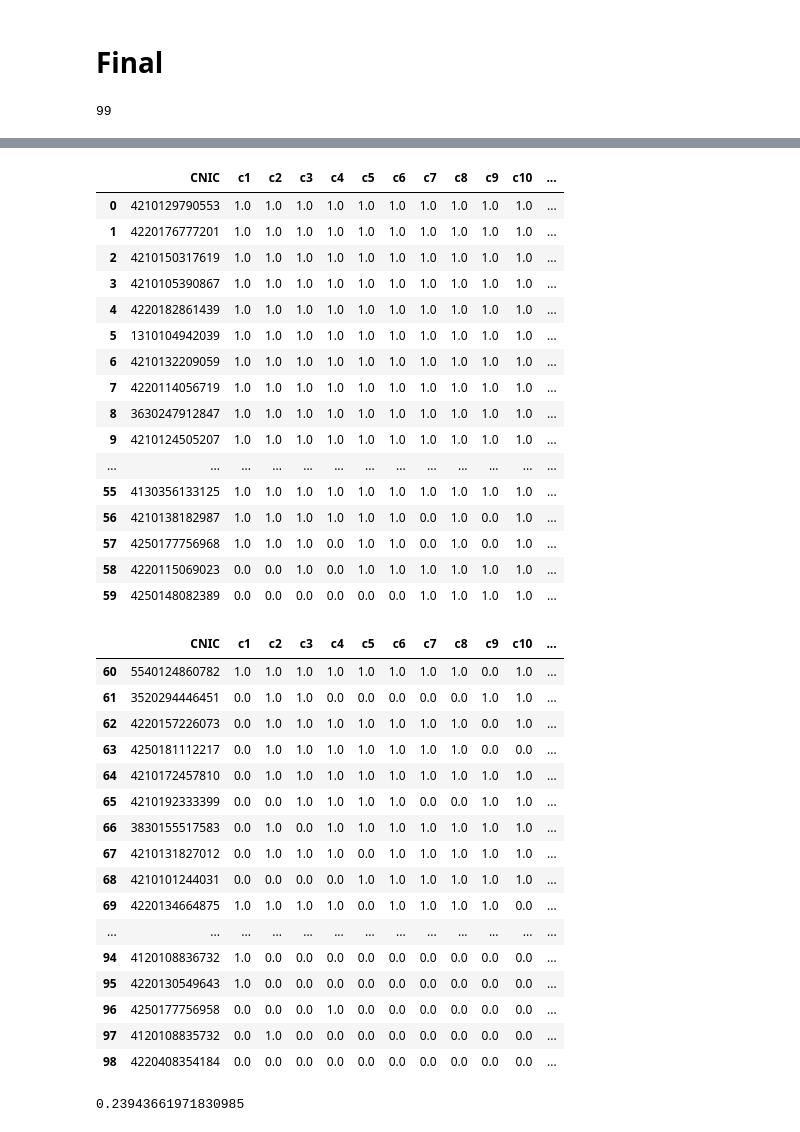
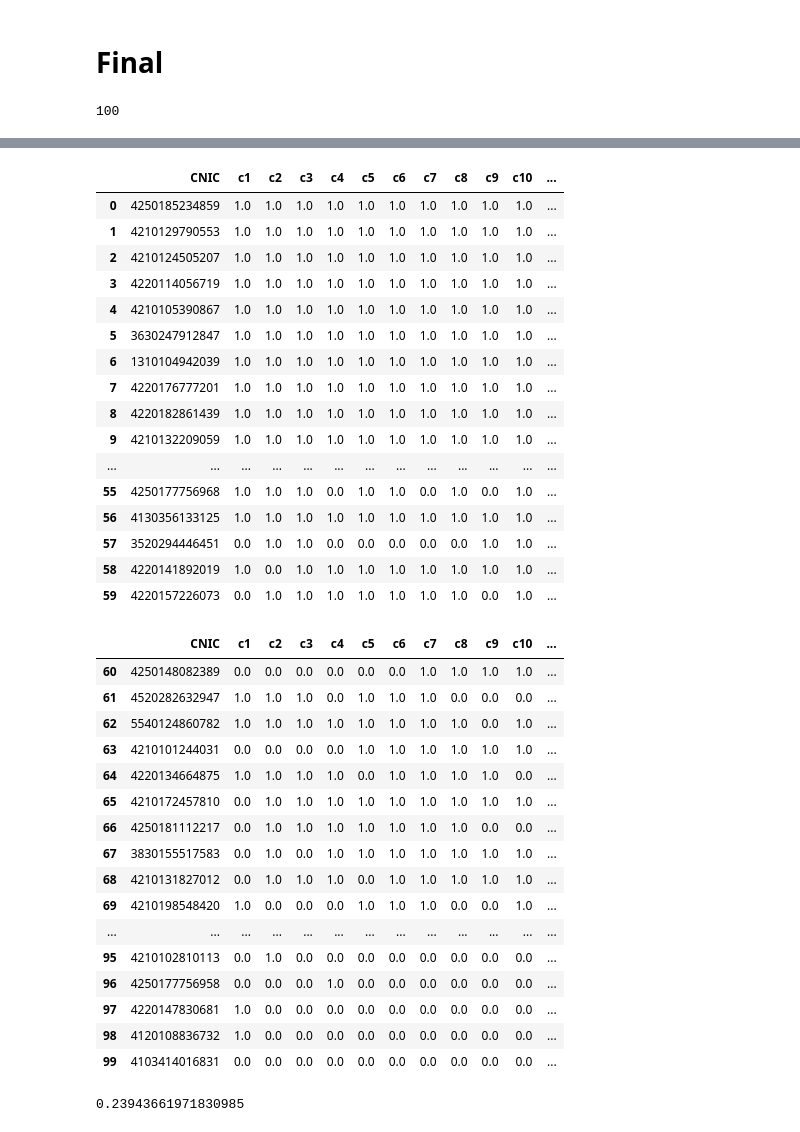
Before and after one commit to EnggQasim/NED-batch4-Python, a Jupyter notebook: attendance.ipynb, the cells around one changed output, grey strips where cells are left out. Drawn from its saved outputs; the diff is of its cells as text; code cells hidden in the pictures.

```diff
--- a/attendance.ipynb
+++ b/attendance.ipynb
@@ -3212,6 +3417,8 @@ df14, on="CNIC", how='outer'
 df15, on="CNIC", how='outer'
 ).fillna(0).merge(
 df16, on="CNIC", how='outer'
+).fillna(0).merge(
+df17, on="CNIC", how='outer'
 ).fillna(0)
 
 
@@ -3224,7 +3431,7 @@ display(df.iloc[:,1:-1].sum(axis=0))
 display(df.head(60))
 display(df.iloc[60:,:])
 # %% [output]
-99
+100
 c1     58.0
 c2     67.0
 c3     66.0
@@ -3244,38 +3452,38 @@ c16    56.0
 dtype: float64
 |  | CNIC | c1 | c2 | c3 | c4 | c5 | c6 | c7 | c8 | c9 | c10 | ... |
-| 0 | 4210129790553 | 1.0 | 1.0 | 1.0 | 1.0 | 1.0 | 1.0 | 1.0 | 1.0 | 1.0 | 1.0 | ... |
-| 1 | 4220176777201 | 1.0 | 1.0 | 1.0 | 1.0 | 1.0 | 1.0 | 1.0 | 1.0 | 1.0 | 1.0 | ... |
-| 2 | 4210150317619 | 1.0 | 1.0 | 1.0 | 1.0 | 1.0 | 1.0 | 1.0 | 1.0 | 1.0 | 1.0 | ... |
-| 3 | 4210105390867 | 1.0 | 1.0 | 1.0 | 1.0 | 1.0 | 1.0 | 1.0 | 1.0 | 1.0 | 1.0 | ... |
-| 4 | 4220182861439 | 1.0 | 1.0 | 1.0 | 1.0 | 1.0 | 1.0 | 1.0 | 1.0 | 1.0 | 1.0 | ... |
-| 5 | 1310104942039 | 1.0 | 1.0 | 1.0 | 1.0 | 1.0 | 1.0 | 1.0 | 1.0 | 1.0 | 1.0 | ... |
-| 6 | 4210132209059 | 1.0 | 1.0 | 1.0 | 1.0 | 1.0 | 1.0 | 1.0 | 1.0 | 1.0 | 1.0 | ... |
-| 7 | 4220114056719 | 1.0 | 1.0 | 1.0 | 1.0 | 1.0 | 1.0 | 1.0 | 1.0 | 1.0 | 1.0 | ... |
-| 8 | 3630247912847 | 1.0 | 1.0 | 1.0 | 1.0 | 1.0 | 1.0 | 1.0 | 1.0 | 1.0 | 1.0 | ... |
-| 9 | 4210124505207 | 1.0 | 1.0 | 1.0 | 1.0 | 1.0 | 1.0 | 1.0 | 1.0 | 1.0 | 1.0 | ... |
+| 0 | 4250185234859 | 1.0 | 1.0 | 1.0 | 1.0 | 1.0 | 1.0 | 1.0 | 1.0 | 1.0 | 1.0 | ... |
+| 1 | 4210129790553 | 1.0 | 1.0 | 1.0 | 1.0 | 1.0 | 1.0 | 1.0 | 1.0 | 1.0 | 1.0 | ... |
+| 2 | 4210124505207 | 1.0 | 1.0 | 1.0 | 1.0 | 1.0 | 1.0 | 1.0 | 1.0 | 1.0 | 1.0 | ... |
+| 3 | 4220114056719 | 1.0 | 1.0 | 1.0 | 1.0 | 1.0 | 1.0 | 1.0 | 1.0 | 1.0 | 1.0 | ... |
+| 4 | 4210105390867 | 1.0 | 1.0 | 1.0 | 1.0 | 1.0 | 1.0 | 1.0 | 1.0 | 1.0 | 1.0 | ... |
+| 5 | 3630247912847 | 1.0 | 1.0 | 1.0 | 1.0 | 1.0 | 1.0 | 1.0 | 1.0 | 1.0 | 1.0 | ... |
+| 6 | 1310104942039 | 1.0 | 1.0 | 1.0 | 1.0 | 1.0 | 1.0 | 1.0 | 1.0 | 1.0 | 1.0 | ... |
+| 7 | 4220176777201 | 1.0 | 1.0 | 1.0 | 1.0 | 1.0 | 1.0 | 1.0 | 1.0 | 1.0 | 1.0 | ... |
+| 8 | 4220182861439 | 1.0 | 1.0 | 1.0 | 1.0 | 1.0 | 1.0 | 1.0 | 1.0 | 1.0 | 1.0 | ... |
+| 9 | 4210132209059 | 1.0 | 1.0 | 1.0 | 1.0 | 1.0 | 1.0 | 1.0 | 1.0 | 1.0 | 1.0 | ... |
 | ... | ... | ... | ... | ... | ... | ... | ... | ... | ... | ... | ... | ... |
-| 55 | 4130356133125 | 1.0 | 1.0 | 1.0 | 1.0 | 1.0 | 1.0 | 1.0 | 1.0 | 1.0 | 1.0 | ... |
-| 56 | 4210138182987 | 1.0 | 1.0 | 1.0 | 1.0 | 1.0 | 1.0 | 0.0 | 1.0 | 0.0 | 1.0 | ... |
-| 57 | 4250177756968 | 1.0 | 1.0 | 1.0 | 0.0 | 1.0 | 1.0 | 0.0 | 1.0 | 0.0 | 1.0 | ... |
-| 58 | 4220115069023 | 0.0 | 0.0 | 1.0 | 0.0 | 1.0 | 1.0 | 1.0 | 1.0 | 1.0 | 1.0 | ... |
-| 59 | 4250148082389 | 0.0 | 0.0 | 0.0 | 0.0 | 0.0 | 0.0 | 1.0 | 1.0 | 1.0 | 1.0 | ... |
+| 55 | 4250177756968 | 1.0 | 1.0 | 1.0 | 0.0 | 1.0 | 1.0 | 0.0 | 1.0 | 0.0 | 1.0 | ... |
+| 56 | 4130356133125 | 1.0 | 1.0 | 1.0 | 1.0 | 1.0 | 1.0 | 1.0 | 1.0 | 1.0 | 1.0 | ... |
+| 57 | 3520294446451 | 0.0 | 1.0 | 1.0 | 0.0 | 0.0 | 0.0 | 0.0 | 0.0 | 1.0 | 1.0 | ... |
+| 58 | 4220141892019 | 1.0 | 0.0 | 1.0 | 1.0 | 1.0 | 1.0 | 1.0 | 1.0 | 1.0 | 1.0 | ... |
+| 59 | 4220157226073 | 0.0 | 1.0 | 1.0 | 1.0 | 1.0 | 1.0 | 1.0 | 1.0 | 0.0 | 1.0 | ... |
 |  | CNIC | c1 | c2 | c3 | c4 | c5 | c6 | c7 | c8 | c9 | c10 | ... |
-| 60 | 5540124860782 | 1.0 | 1.0 | 1.0 | 1.0 | 1.0 | 1.0 | 1.0 | 1.0 | 0.0 | 1.0 | ... |
-| 61 | 3520294446451 | 0.0 | 1.0 | 1.0 | 0.0 | 0.0 | 0.0 | 0.0 | 0.0 | 1.0 | 1.0 | ... |
-| 62 | 4220157226073 | 0.0 | 1.0 | 1.0 | 1.0 | 1.0 | 1.0 | 1.0 | 1.0 | 0.0 | 1.0 | ... |
-| 63 | 4250181112217 | 0.0 | 1.0 | 1.0 | 1.0 | 1.0 | 1.0 | 1.0 | 1.0 | 0.0 | 0.0 | ... |
-| 64 | 4210172457810 | 0.0 | 1.0 | 1.0 | 1.0 | 1.0 | 1.0 | 1.0 | 1.0 | 1.0 | 1.0 | ... |
-| 65 | 4210192333399 | 0.0 | 0.0 | 1.0 | 1.0 | 1.0 | 1.0 | 0.0 | 0.0 | 1.0 | 1.0 | ... |
-| 66 | 3830155517583 | 0.0 | 1.0 | 0.0 | 1.0 | 1.0 | 1.0 | 1.0 | 1.0 | 1.0 | 1.0 | ... |
-| 67 | 4210131827012 | 0.0 | 1.0 | 1.0 | 1.0 | 0.0 | 1.0 | 1.0 | 1.0 | 1.0 | 1.0 | ... |
-| 68 | 4210101244031 | 0.0 | 0.0 | 0.0 | 0.0 | 1.0 | 1.0 | 1.0 | 1.0 | 1.0 | 1.0 | ... |
-| 69 | 4220134664875 | 1.0 | 1.0 | 1.0 | 1.0 | 0.0 | 1.0 | 1.0 | 1.0 | 1.0 | 0.0 | ... |
+| 60 | 4250148082389 | 0.0 | 0.0 | 0.0 | 0.0 | 0.0 | 0.0 | 1.0 | 1.0 | 1.0 | 1.0 | ... |
+| 61 | 4520282632947 | 1.0 | 1.0 | 1.0 | 0.0 | 1.0 | 1.0 | 1.0 | 0.0 | 0.0 | 0.0 | ... |
+| 62 | 5540124860782 | 1.0 | 1.0 | 1.0 | 1.0 | 1.0 | 1.0 | 1.0 | 1.0 | 0.0 | 1.0 | ... |
+| 63 | 4210101244031 | 0.0 | 0.0 | 0.0 | 0.0 | 1.0 | 1.0 | 1.0 | 1.0 | 1.0 | 1.0 | ... |
+| 64 | 4220134664875 | 1.0 | 1.0 | 1.0 | 1.0 | 0.0 | 1.0 | 1.0 | 1.0 | 1.0 | 0.0 | ... |
+| 65 | 4210172457810 | 0.0 | 1.0 | 1.0 | 1.0 | 1.0 | 1.0 | 1.0 | 1.0 | 1.0 | 1.0 | ... |
+| 66 | 4250181112217 | 0.0 | 1.0 | 1.0 | 1.0 | 1.0 | 1.0 | 1.0 | 1.0 | 0.0 | 0.0 | ... |
+| 67 | 3830155517583 | 0.0 | 1.0 | 0.0 | 1.0 | 1.0 | 1.0 | 1.0 | 1.0 | 1.0 | 1.0 | ... |
+| 68 | 4210131827012 | 0.0 | 1.0 | 1.0 | 1.0 | 0.0 | 1.0 | 1.0 | 1.0 | 1.0 | 1.0 | ... |
+| 69 | 4210198548420 | 1.0 | 0.0 | 0.0 | 0.0 | 1.0 | 1.0 | 1.0 | 0.0 | 0.0 | 1.0 | ... |
 | ... | ... | ... | ... | ... | ... | ... | ... | ... | ... | ... | ... | ... |
-| 94 | 4120108836732 | 1.0 | 0.0 | 0.0 | 0.0 | 0.0 | 0.0 | 0.0 | 0.0 | 0.0 | 0.0 | ... |
-| 95 | 4220130549643 | 1.0 | 0.0 | 0.0 | 0.0 | 0.0 | 0.0 | 0.0 | 0.0 | 0.0 | 0.0 | ... |
+| 95 | 4210102810113 | 0.0 | 1.0 | 0.0 | 0.0 | 0.0 | 0.0 | 0.0 | 0.0 | 0.0 | 0.0 | ... |
 | 96 | 4250177756958 | 0.0 | 0.0 | 0.0 | 1.0 | 0.0 | 0.0 | 0.0 | 0.0 | 0.0 | 0.0 | ... |
-| 97 | 4120108835732 | 0.0 | 1.0 | 0.0 | 0.0 | 0.0 | 0.0 | 0.0 | 0.0 | 0.0 | 0.0 | ... |
-| 98 | 4220408354184 | 0.0 | 0.0 | 0.0 | 0.0 | 0.0 | 0.0 | 0.0 | 0.0 | 0.0 | 0.0 | ... |
+| 97 | 4220147830681 | 1.0 | 0.0 | 0.0 | 0.0 | 0.0 | 0.0 | 0.0 | 0.0 | 0.0 | 0.0 | ... |
+| 98 | 4120108836732 | 1.0 | 0.0 | 0.0 | 0.0 | 0.0 | 0.0 | 0.0 | 0.0 | 0.0 | 0.0 | ... |
+| 99 | 4103414016831 | 0.0 | 0.0 | 0.0 | 0.0 | 0.0 | 0.0 | 0.0 | 0.0 | 0.0 | 0.0 | ... |
 # %%
 17/71
 # %% [output]
```
Also changed, not shown: parts of 19 cells of this notebook, 1 other file.
